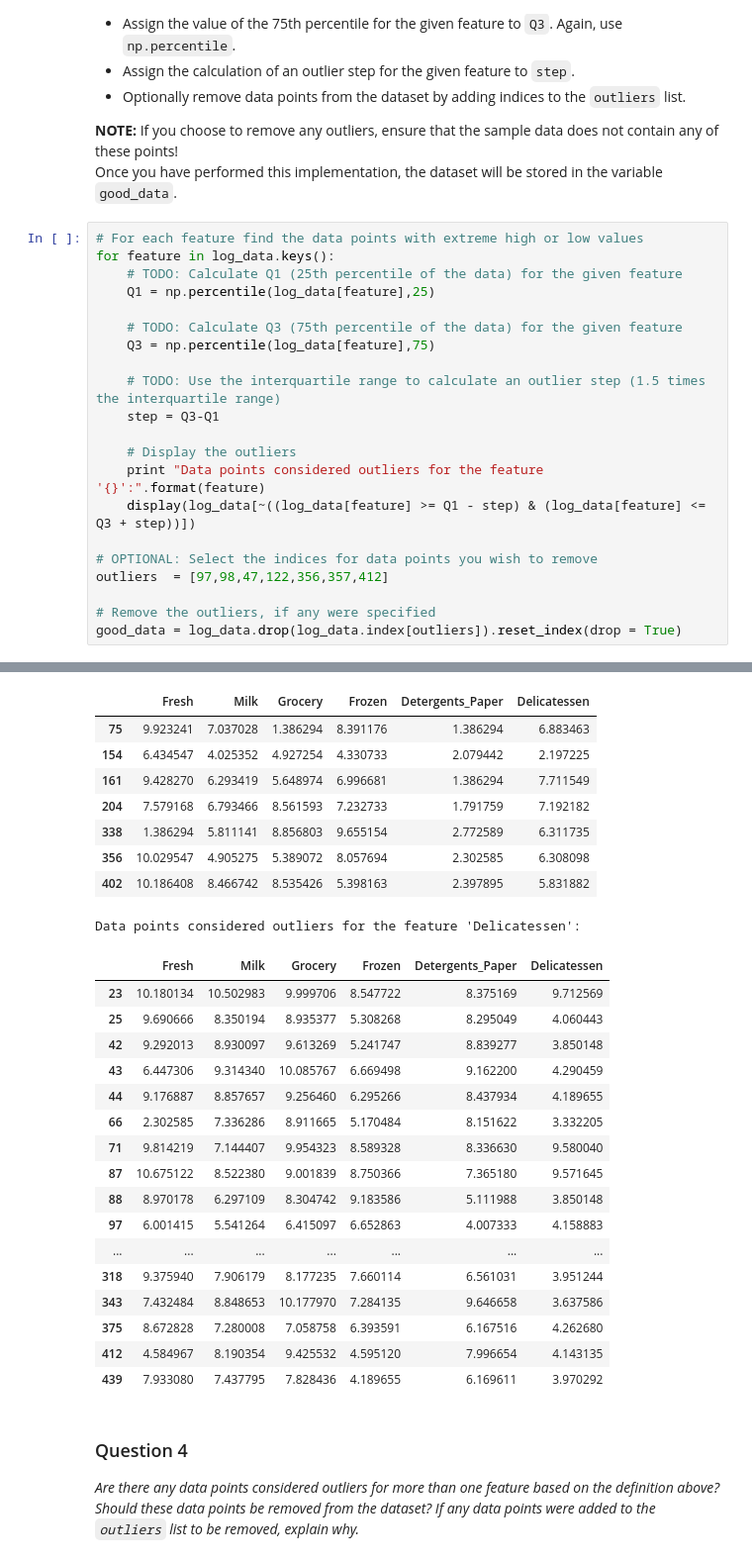
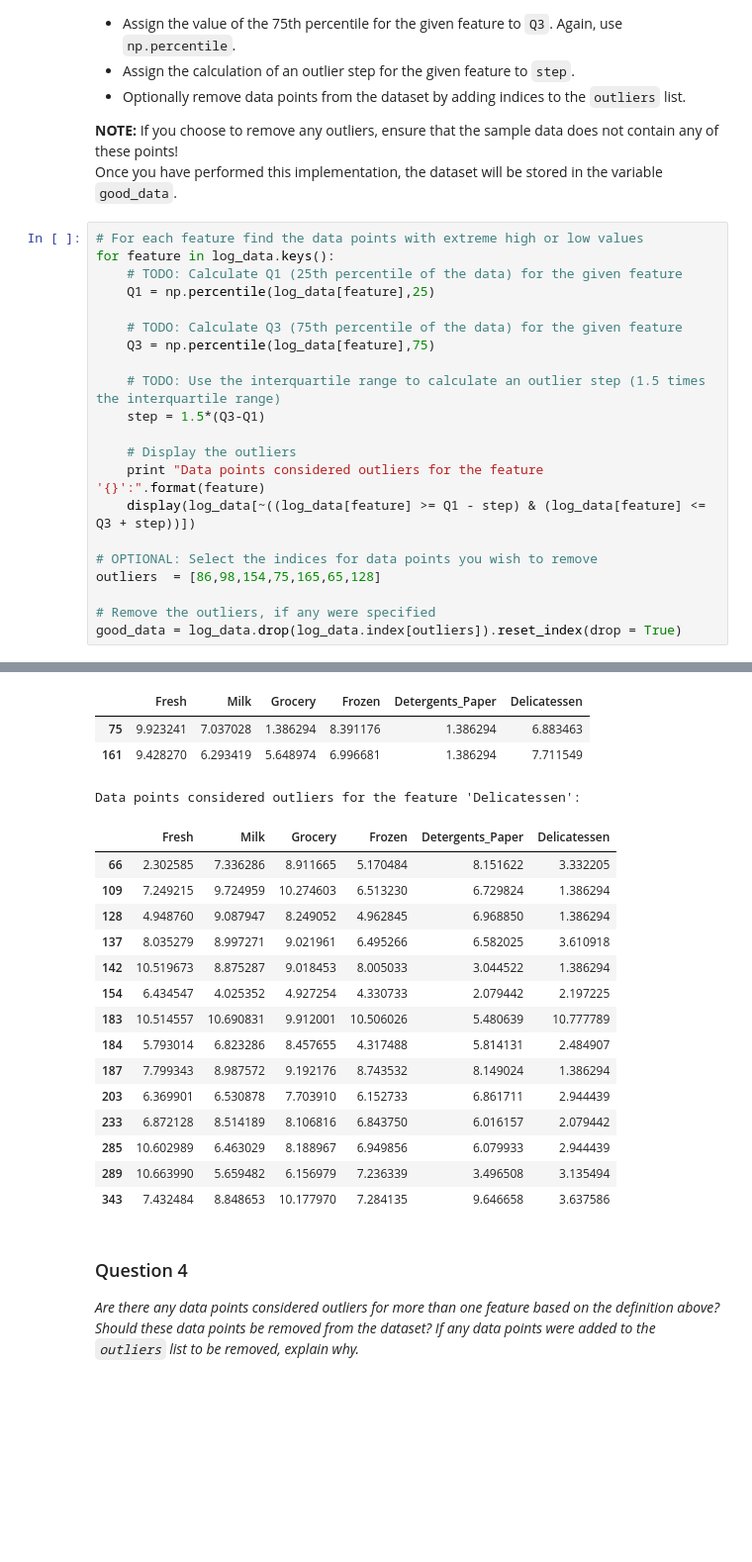
Before and after one commit to harry329/CustomerFinding, a Jupyter notebook: customer_segments.ipynb, the cells around one changed output, grey strips where cells are left out. Shown: that part at 99% size. Saved outputs shown, nothing was run; the diff lists cells and outputs as text; blank space fills up the shorter version.

```diff
--- a/customer_segments.ipynb
+++ b/customer_segments.ipynb
@@ -198,14 +198,14 @@ for feature in log_data.keys():
     Q3 = np.percentile(log_data[feature],75)
 
     # TODO: Use the interquartile range to calculate an outlier step (1.5 times the interquartile range)
-    step = Q3-Q1
+    step = 1.5*(Q3-Q1)
 
     # Display the outliers
     print "Data points considered outliers for the feature '{}':".format(feature)
     display(log_data[~((log_data[feature] >= Q1 - step) & (log_data[feature] <= Q3 + step))])
 
 # OPTIONAL: Select the indices for data points you wish to remove
-outliers  = [97,98,47,122,356,357,412]
+outliers  = [86,98,154,75,165,65,128]
 
 # Remove the outliers, if any were specified
 good_data = log_data.drop(log_data.index[outliers]).reset_index(drop = True)
@@ -275,33 +250,26 @@ Data points considered outliers for the feature 'Frozen':
 | 420 | 8.402231 | 8.569216 | 9.490091 | 3.258097 | 8.827468 | 7.239933 |
 | 429 | 9.060447 | 7.467942 | 8.183397 | 3.871201 | 4.442651 | 7.824846 |
 | 439 | 7.933080 | 7.437795 | 7.828436 | 4.189655 | 6.169611 | 3.970292 |
 Data points considered outliers for the feature 'Detergents_Paper':
 |  | Fresh | Milk | Grocery | Frozen | Detergents_Paper | Delicatessen |
 | 75 | 9.923241 | 7.037028 | 1.386294 | 8.391176 | 1.386294 | 6.883463 |
-| 154 | 6.434547 | 4.025352 | 4.927254 | 4.330733 | 2.079442 | 2.197225 |
 | 161 | 9.428270 | 6.293419 | 5.648974 | 6.996681 | 1.386294 | 7.711549 |
-| 204 | 7.579168 | 6.793466 | 8.561593 | 7.232733 | 1.791759 | 7.192182 |
-| 338 | 1.386294 | 5.811141 | 8.856803 | 9.655154 | 2.772589 | 6.311735 |
-| 356 | 10.029547 | 4.905275 | 5.389072 | 8.057694 | 2.302585 | 6.308098 |
-| 402 | 10.186408 | 8.466742 | 8.535426 | 5.398163 | 2.397895 | 5.831882 |
 Data points considered outliers for the feature 'Delicatessen':
 |  | Fresh | Milk | Grocery | Frozen | Detergents_Paper | Delicatessen |
-| 23 | 10.180134 | 10.502983 | 9.999706 | 8.547722 | 8.375169 | 9.712569 |
-| 25 | 9.690666 | 8.350194 | 8.935377 | 5.308268 | 8.295049 | 4.060443 |
-| 42 | 9.292013 | 8.930097 | 9.613269 | 5.241747 | 8.839277 | 3.850148 |
-| 43 | 6.447306 | 9.314340 | 10.085767 | 6.669498 | 9.162200 | 4.290459 |
-| 44 | 9.176887 | 8.857657 | 9.256460 | 6.295266 | 8.437934 | 4.189655 |
 | 66 | 2.302585 | 7.336286 | 8.911665 | 5.170484 | 8.151622 | 3.332205 |
-| 71 | 9.814219 | 7.144407 | 9.954323 | 8.589328 | 8.336630 | 9.580040 |
-| 87 | 10.675122 | 8.522380 | 9.001839 | 8.750366 | 7.365180 | 9.571645 |
-| 88 | 8.970178 | 6.297109 | 8.304742 | 9.183586 | 5.111988 | 3.850148 |
-| 97 | 6.001415 | 5.541264 | 6.415097 | 6.652863 | 4.007333 | 4.158883 |
-| ... | ... | ... | ... | ... | ... | ... |
-| 318 | 9.375940 | 7.906179 | 8.177235 | 7.660114 | 6.561031 | 3.951244 |
+| 109 | 7.249215 | 9.724959 | 10.274603 | 6.513230 | 6.729824 | 1.386294 |
+| 128 | 4.948760 | 9.087947 | 8.249052 | 4.962845 | 6.968850 | 1.386294 |
+| 137 | 8.035279 | 8.997271 | 9.021961 | 6.495266 | 6.582025 | 3.610918 |
+| 142 | 10.519673 | 8.875287 | 9.018453 | 8.005033 | 3.044522 | 1.386294 |
+| 154 | 6.434547 | 4.025352 | 4.927254 | 4.330733 | 2.079442 | 2.197225 |
+| 183 | 10.514557 | 10.690831 | 9.912001 | 10.506026 | 5.480639 | 10.777789 |
+| 184 | 5.793014 | 6.823286 | 8.457655 | 4.317488 | 5.814131 | 2.484907 |
+| 187 | 7.799343 | 8.987572 | 9.192176 | 8.743532 | 8.149024 | 1.386294 |
+| 203 | 6.369901 | 6.530878 | 7.703910 | 6.152733 | 6.861711 | 2.944439 |
+| 233 | 6.872128 | 8.514189 | 8.106816 | 6.843750 | 6.016157 | 2.079442 |
+| 285 | 10.602989 | 6.463029 | 8.188967 | 6.949856 | 6.079933 | 2.944439 |
+| 289 | 10.663990 | 5.659482 | 6.156979 | 7.236339 | 3.496508 | 3.135494 |
 | 343 | 7.432484 | 8.848653 | 10.177970 | 7.284135 | 9.646658 | 3.637586 |
-| 375 | 8.672828 | 7.280008 | 7.058758 | 6.393591 | 6.167516 | 4.262680 |
-| 412 | 4.584967 | 8.190354 | 9.425532 | 4.595120 | 7.996654 | 4.143135 |
-| 439 | 7.933080 | 7.437795 | 7.828436 | 4.189655 | 6.169611 | 3.970292 |
 # %% [markdown]
 ### Question 4
 *Are there any data points considered outliers for more than one feature based on the definition above? Should these data points be removed from the dataset? If any data points were added to the `outliers` list to be removed, explain why.*
```
Also changed, not shown: parts of 11 cells of this notebook, 1 other file.
